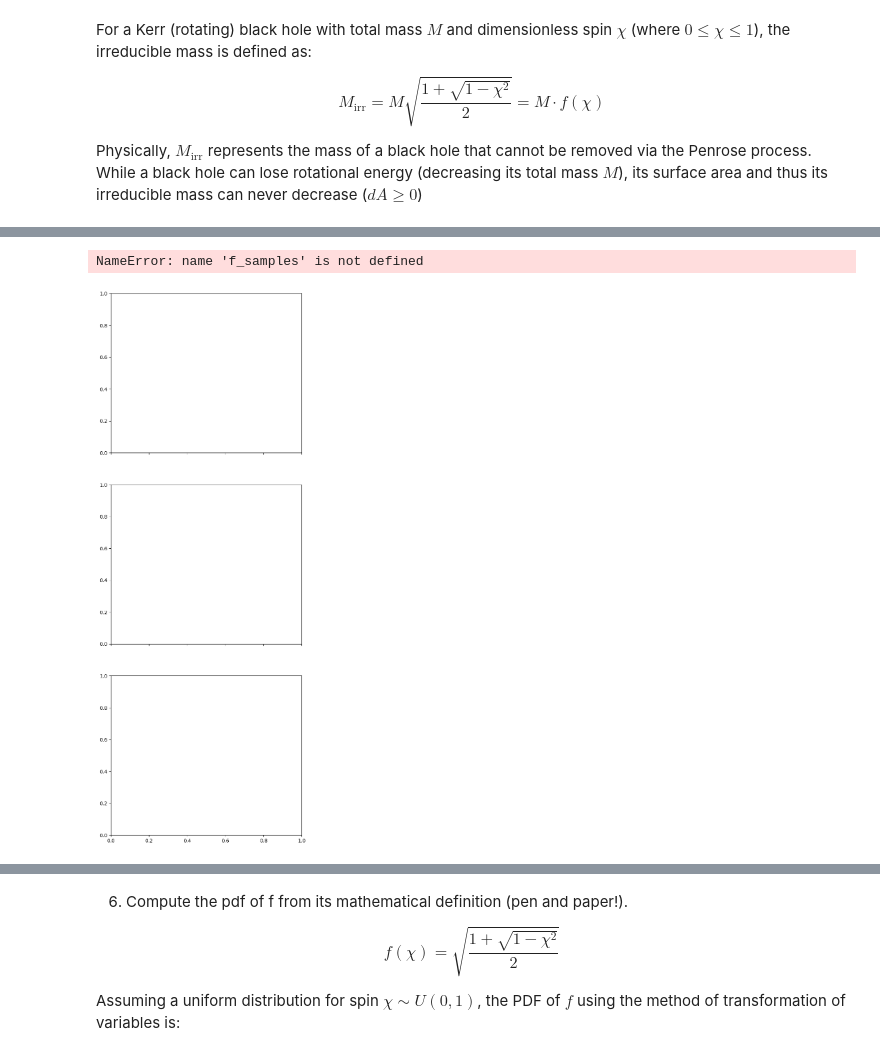
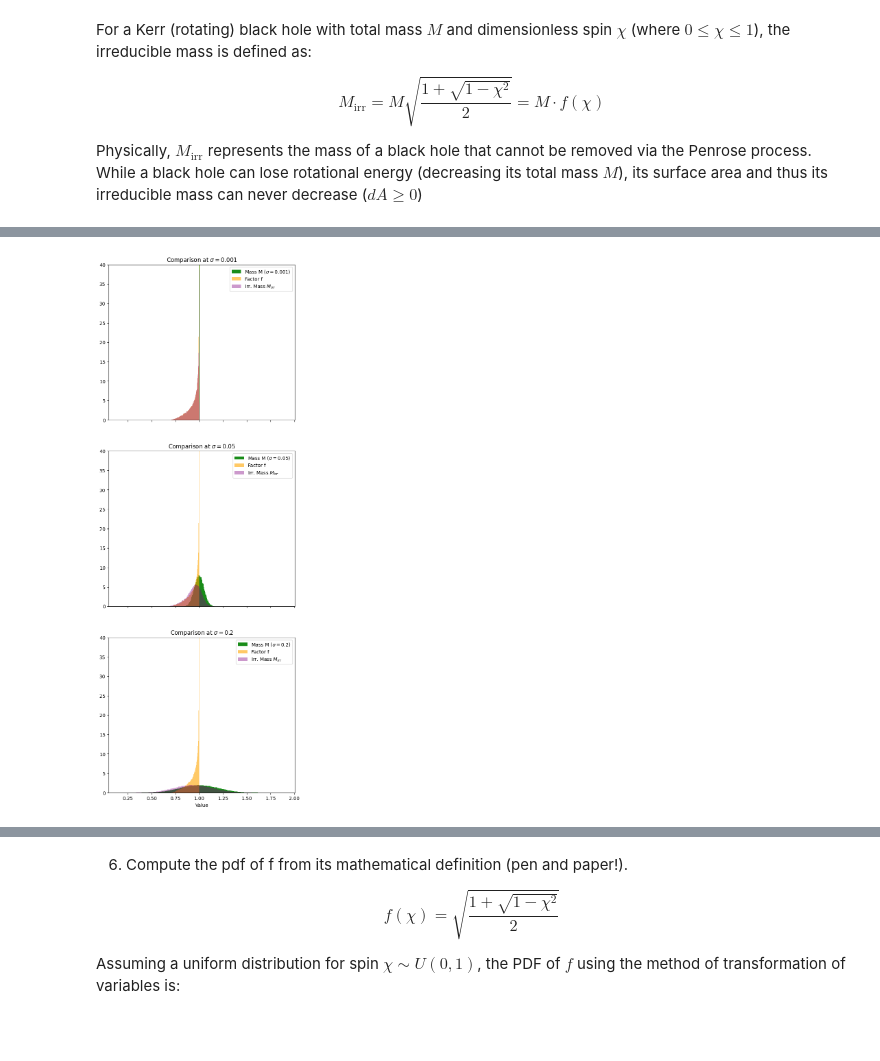
Before and after one commit to anna-tresoldi/astrostatistics_bicocca_2026, a Jupyter notebook: working/L07_BHsIrreducableMass.ipynb, the cells around one changed output, grey strips where cells are left out. Cells and saved outputs as stored; diff of their text form; code cells hidden in the pictures; blank space fills up the shorter version.

```diff
--- a/working/L07_BHsIrreducableMass.ipynb
+++ b/working/L07_BHsIrreducableMass.ipynb
@@ -135,24 +137,25 @@ for axi in ax:
 # %%
 sigmas = [0.001, 0.05, 0.2]
 fig_h, axes_h = plt.subplots(len(sigmas), 1, figsize=(7, 20), sharex=True)
 
 for i, s in enumerate(sigmas):
     M_s = norm.rvs(loc=mu, scale=s, size=N)
+    spin_s = uniform.rvs(loc=0, scale=1, size=N)
+    f_samples = np.sqrt((1+np.sqrt(1-spin_s**2))/2)
     Mirr_s = M_s * f_samples
 
-    axes_h[i].hist(M_s, bins=100, density=True, alpha=0.3, label=f'Mass M ($\sigma={s}$)', color='green')
-    axes_h[i].hist(f_samples, bins=100, density=True, alpha=0.3, label='Factor f', color='orange')
-    axes_h[i].hist(Mirr_s, bins=100, density=True, alpha=0.6, label='Irr. Mass $M_{irr}$', color='purple')
+    axes_h[i].hist(M_s, bins=100, density=True, alpha=0.9, label=f'Mass M ($\sigma={s}$)', color='green')
+    axes_h[i].hist(f_samples, bins=100, density=True, alpha=0.6, label='Factor f', color='orange')
+    axes_h[i].hist(Mirr_s, bins=100, density=True, alpha=0.4, label='Irr. Mass $M_{irr}$', color='purple')
     axes_h[i].set_title(f"Comparison at $\sigma = {s}$")
     axes_h[i].legend()
     axes_h[i].set_ylim(0,40)
 
 axes_h[-1].set_xlabel("Value")
 #plt.tight_layout()
 plt.show()
 # %% [output]
-NameError: name 'f_samples' is not defined
-[figure, old version]
+[figure, new version]
 # %%
 sigmas = [1, 10]
 fig_h, axes_h = plt.subplots(len(sigmas), 1, figsize=(7, 20), sharex=True)
```
Also changed, not shown: parts of 7 cells of this notebook.
